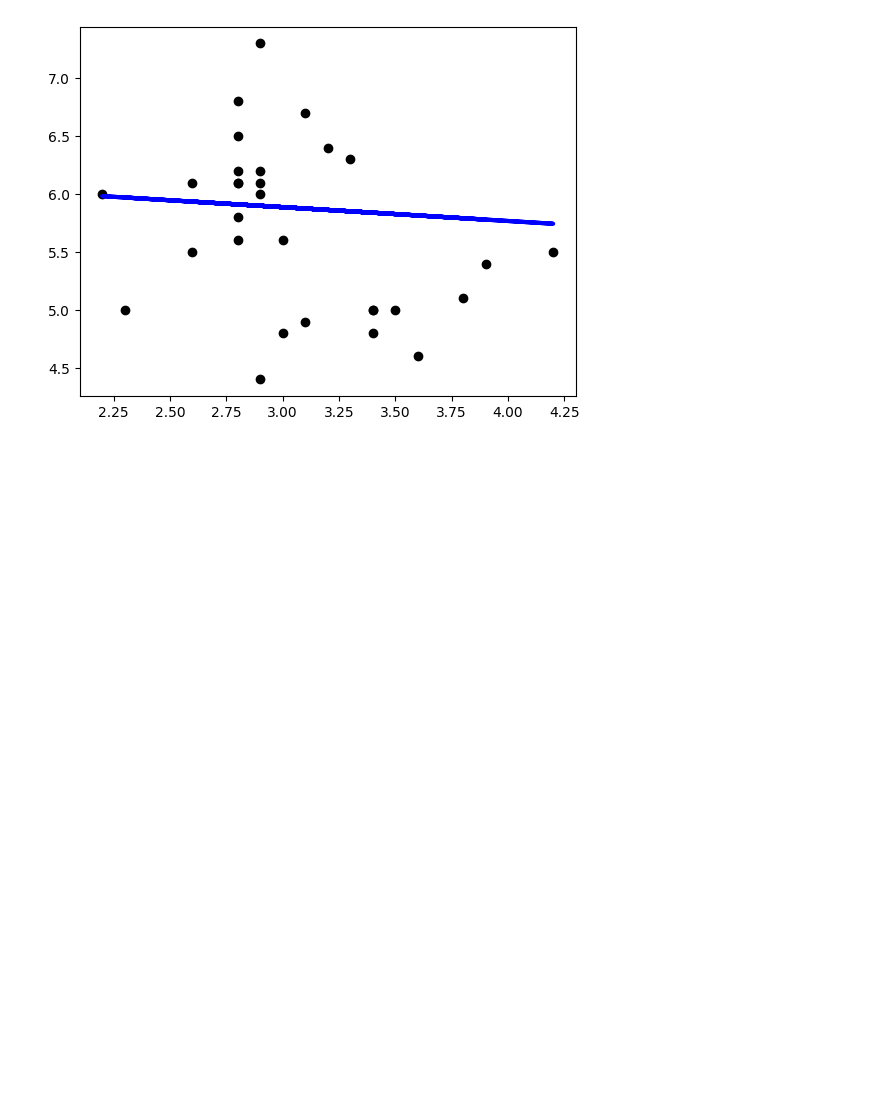
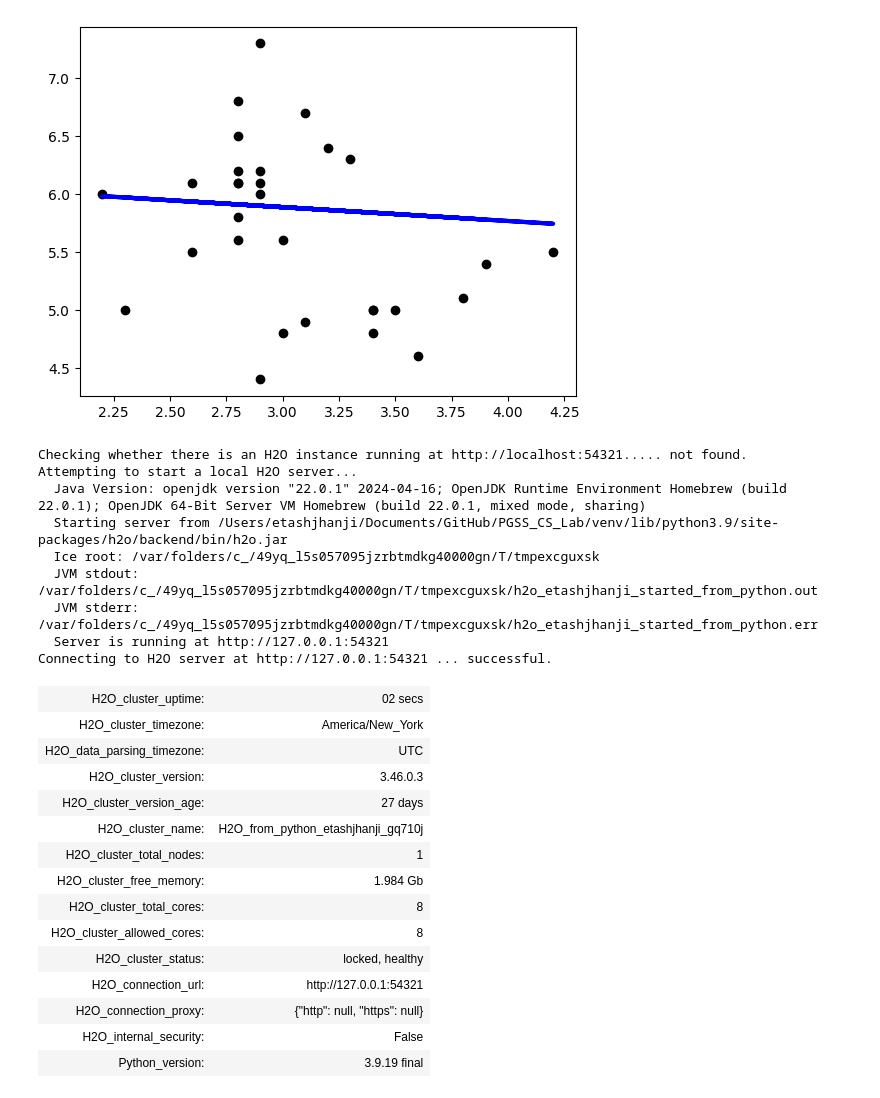
Before and after one commit to etashj/PGSS_CS_Lab, a Jupyter notebook: L4-7092024/RegModel.ipynb, the cells around one changed output. Drawn from its saved outputs; the diff is of its cells as text; code cells hidden in the pictures; blank space fills up the shorter version.

```diff
--- a/L4-7092024/RegModel.ipynb
+++ b/L4-7092024/RegModel.ipynb
@@ -35,3 +35,31 @@ plt.show()
 MSE:  0.5210343800840612
 R^2:  -0.024403491077540806
 [figure]
+# %%
+import h2o
+h2o.init(max_mem_size_GB=2)
+# %% [output]
+Checking whether there is an H2O instance running at http://localhost:54321..... not found.
+Attempting to start a local H2O server...
+  Java Version: openjdk version "22.0.1" 2024-04-16; OpenJDK Runtime Environment Homebrew (build 22.0.1); OpenJDK 64-Bit Server VM Homebrew (build 22.0.1, mixed mode, sharing)
+  Starting server from /Users/etashjhanji/Documents/GitHub/PGSS_CS_Lab/venv/lib/python3.9/site-packages/h2o/backend/bin/h2o.jar
+  Ice root: /var/folders/c_/49yq_l5s057095jzrbtmdkg40000gn/T/tmpexcguxsk
+  JVM stdout: /var/folders/c_/49yq_l5s057095jzrbtmdkg40000gn/T/tmpexcguxsk/h2o_etashjhanji_started_from_python.out
+  JVM stderr: /var/folders/c_/49yq_l5s057095jzrbtmdkg40000gn/T/tmpexcguxsk/h2o_etashjhanji_started_from_python.err
+  Server is running at http://127.0.0.1:54321
+Connecting to H2O server at http://127.0.0.1:54321 ... successful.
+| H2O_cluster_uptime: | 02 secs |
+| H2O_cluster_timezone: | America/New_York |
+| H2O_data_parsing_timezone: | UTC |
+| H2O_cluster_version: | 3.46.0.3 |
+| H2O_cluster_version_age: | 27 days |
+| H2O_cluster_name: | H2O_from_python_etashjhanji_gq710j |
+| H2O_cluster_total_nodes: | 1 |
+| H2O_cluster_free_memory: | 1.984 Gb |
+| H2O_cluster_total_cores: | 8 |
+| H2O_cluster_allowed_cores: | 8 |
+| H2O_cluster_status: | locked, healthy |
+| H2O_connection_url: | http://127.0.0.1:54321 |
+| H2O_connection_proxy: | {"http": null, "https": null} |
+| H2O_internal_security: | False |
+| Python_version: | 3.9.19 final |
```
Also changed, not shown: 2 other files.
